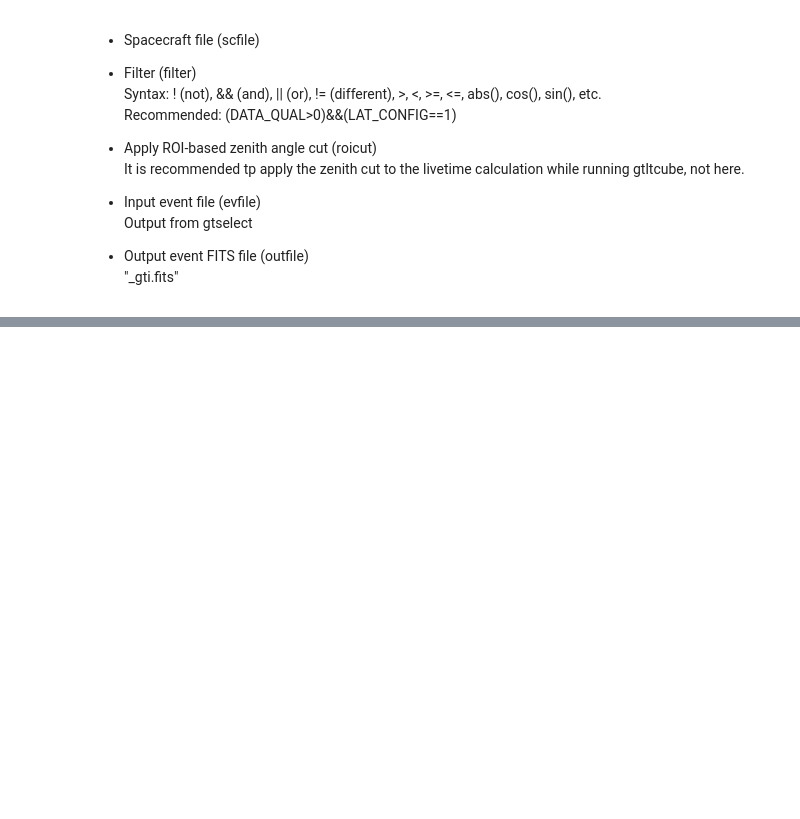
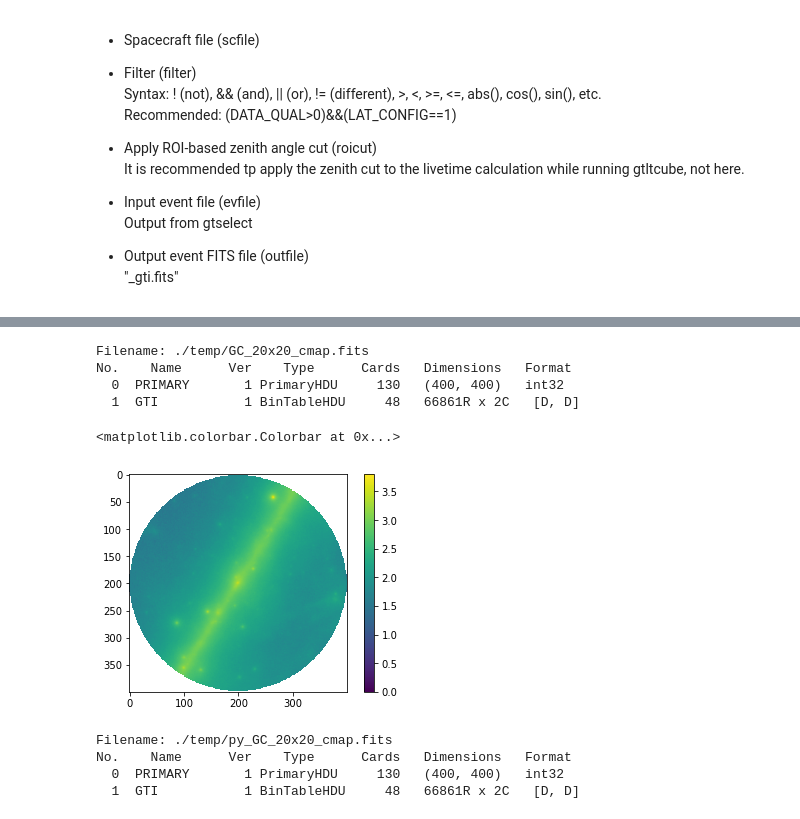
Before and after one commit to sdh0618/Fermi-Analysis, a Jupyter notebook: 1-Data-Selection.ipynb, the cells around one changed output, grey strips where cells are left out. Drawn from its saved outputs; the diff is of its cells as text; code cells hidden in the pictures; blank space fills up the shorter version.

```diff
--- a/1-Data-Selection.ipynb
+++ b/1-Data-Selection.ipynb
@@ -115,0 +301,15 @@ gtmktime
+# %%
+GC_20x20_cmap = fits.open('./temp/GC_20x20_cmap.fits')
+# %%
+GC_20x20_cmap.info()
+# %% [output]
+Filename: ./temp/GC_20x20_cmap.fits
+No.    Name      Ver    Type      Cards   Dimensions   Format
+  0  PRIMARY       1 PrimaryHDU     130   (400, 400)   int32
+  1  GTI           1 BinTableHDU     48   66861R x 2C   [D, D]
+# %%
+plt.imshow(np.log10(GC_20x20_cmap[0].data))
+plt.colorbar()
+# %% [output]
+<matplotlib.colorbar.Colorbar at 0x...>
+[figure, added]
@@ -115,0 +318,7 @@ gtmktime
+# %%
+py_GC_20x20_cmap.info()
+# %% [output]
+Filename: ./temp/py_GC_20x20_cmap.fits
+No.    Name      Ver    Type      Cards   Dimensions   Format
+  0  PRIMARY       1 PrimaryHDU     130   (400, 400)   int32
+  1  GTI           1 BinTableHDU     48   66861R x 2C   [D, D]
```
Also changed, not shown: parts of 47 cells of this notebook, 3 other files.
